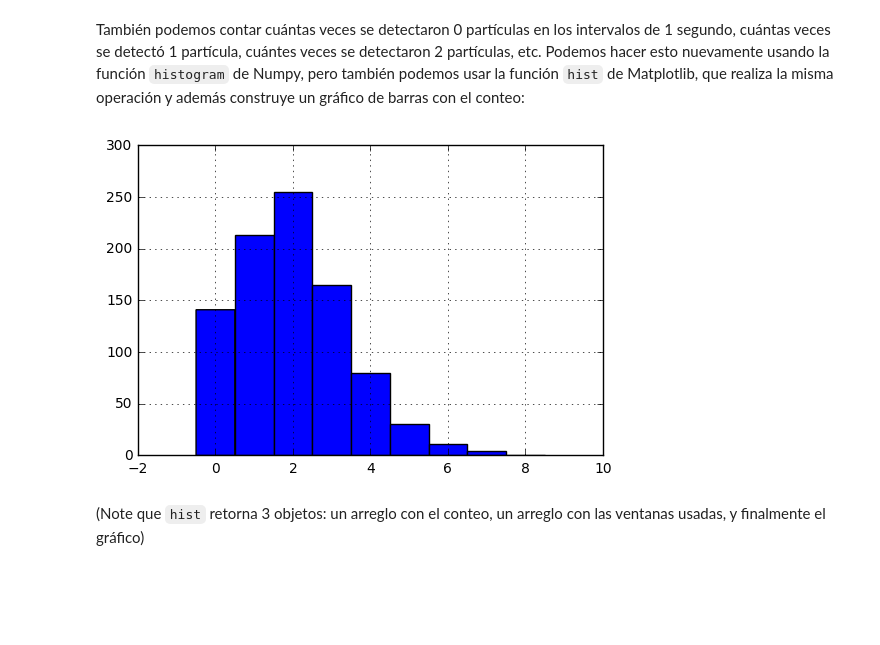
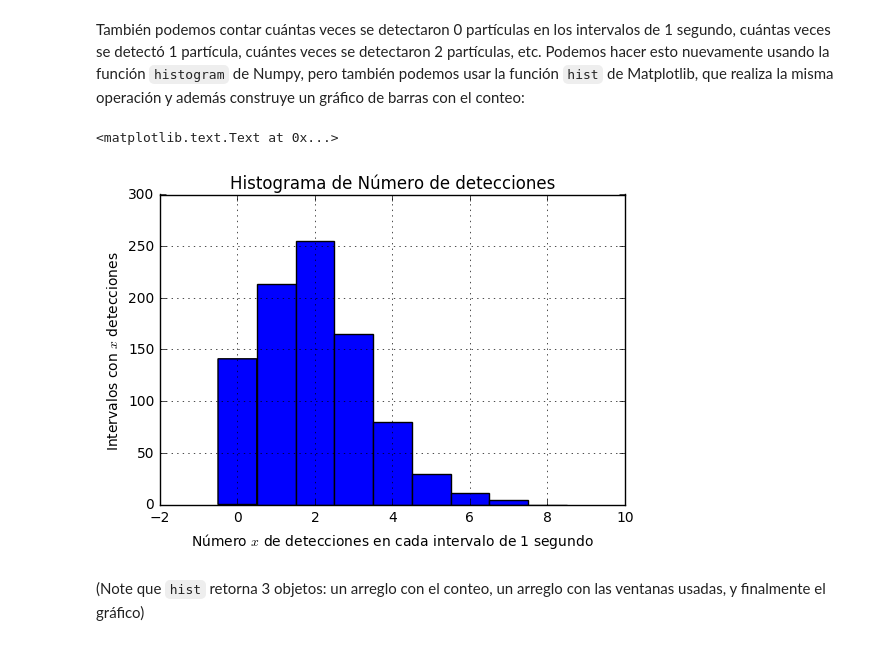
Before and after one commit to gfrubi/Lab, a Jupyter notebook: notebooks/Conteo-15-minutos.ipynb, the cells around one changed output. Drawn from its saved outputs; the diff is of its cells as text; code cells hidden in the pictures; blank space fills up the shorter version.

```diff
--- a/notebooks/Conteo-15-minutos.ipynb
+++ b/notebooks/Conteo-15-minutos.ipynb
@@ -29,8 +30,8 @@ grid()
 # %% [markdown]
 Ahora definimos las "ventanas" de los valores de los tiempos en que se realizará el conteo:
 # %%
-ventanas1=arange(int(t[-1]+2))
-print(ventanas1)
+ventanas=arange(int(t[-1]+2))
+print(ventanas)
 # %% [output]
 [  0   1   2   3   4   5   6   7   8   9  10  11  12  13  14  15  16  17
   18  19  20  21  22  23  24  25  26  27  28  29  30  31  32  33  34  35
@@ -74,6 +75,6 @@ histogram(t,bins=ventanas1)
 # %% [markdown]
 Como vemos `histogram` retorna dos arreglos: uno con el conteo y otro con las ventanas. Aislamos el primer arreglo (componente [0]) y lo asignamos al arreglo nx:
 # %%
-nx = histogram(t,bins=ventanas1)[0]
+nx = histogram(t,bins=ventanas)[0]
 # %% [markdown]
 Podemos graficar estos valores en un gráfico de barras:
@@ -101,9 +105,13 @@ También podemos contar cuántas veces se detectaron 0 partículas en los interv
 # %%
 x = range(max(nx))
 hist(nx,bins=x, align='left')
 grid()
+title(u'Histograma de Número de detecciones')
+xlabel(u'Número $x$ de detecciones en cada intervalo de 1 segundo')
+ylabel(u'Intervalos con $x$ detecciones ')
 # %% [output]
+<matplotlib.text.Text at 0x...>
-[figure, old version]
+[figure, new version]
 # %% [markdown]
 (Note que `hist` retorna 3 objetos: un arreglo con el conteo, un arreglo con las ventanas usadas, y finalmente el gráfico)
 # %% [markdown]
```
Also changed, not shown: parts of 7 cells of this notebook.
